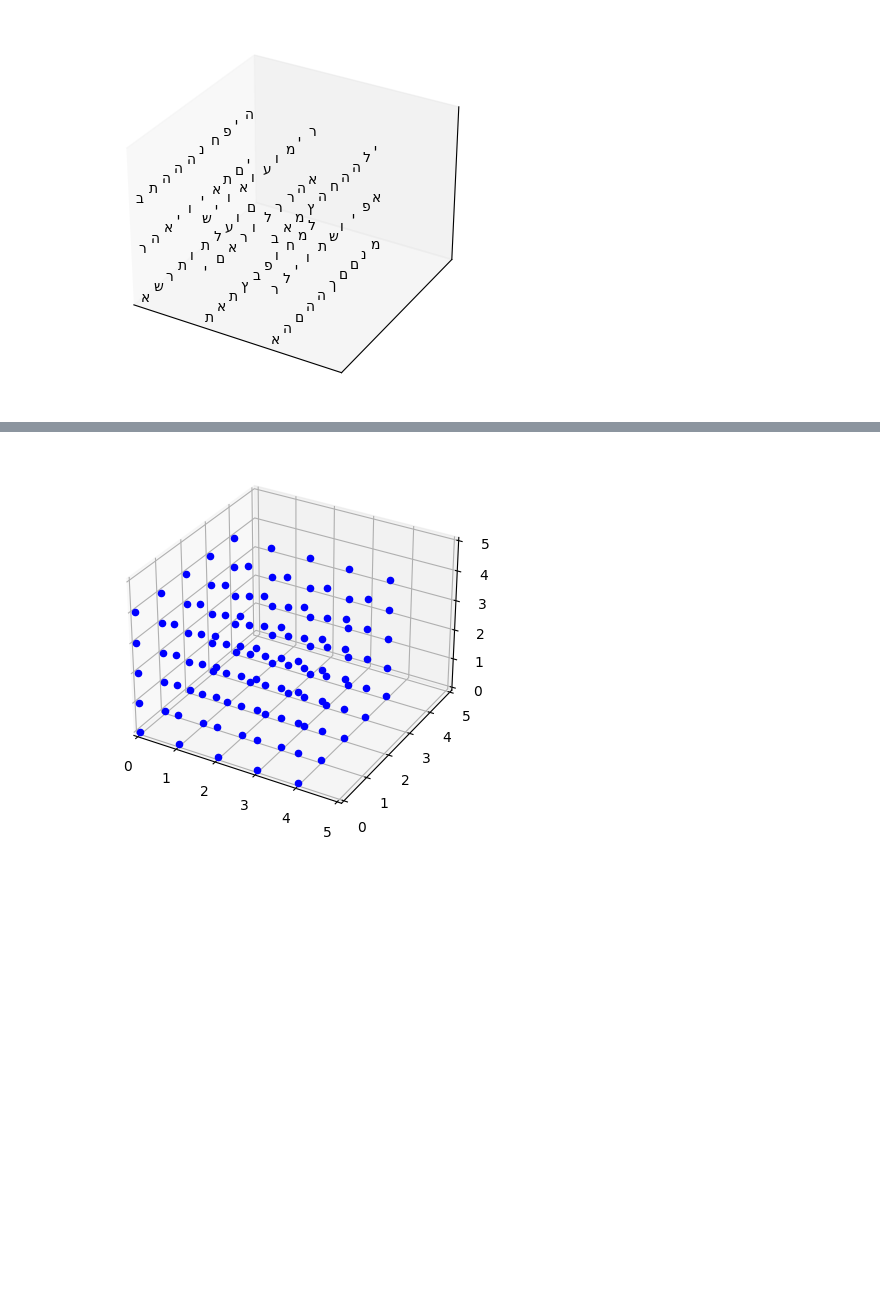
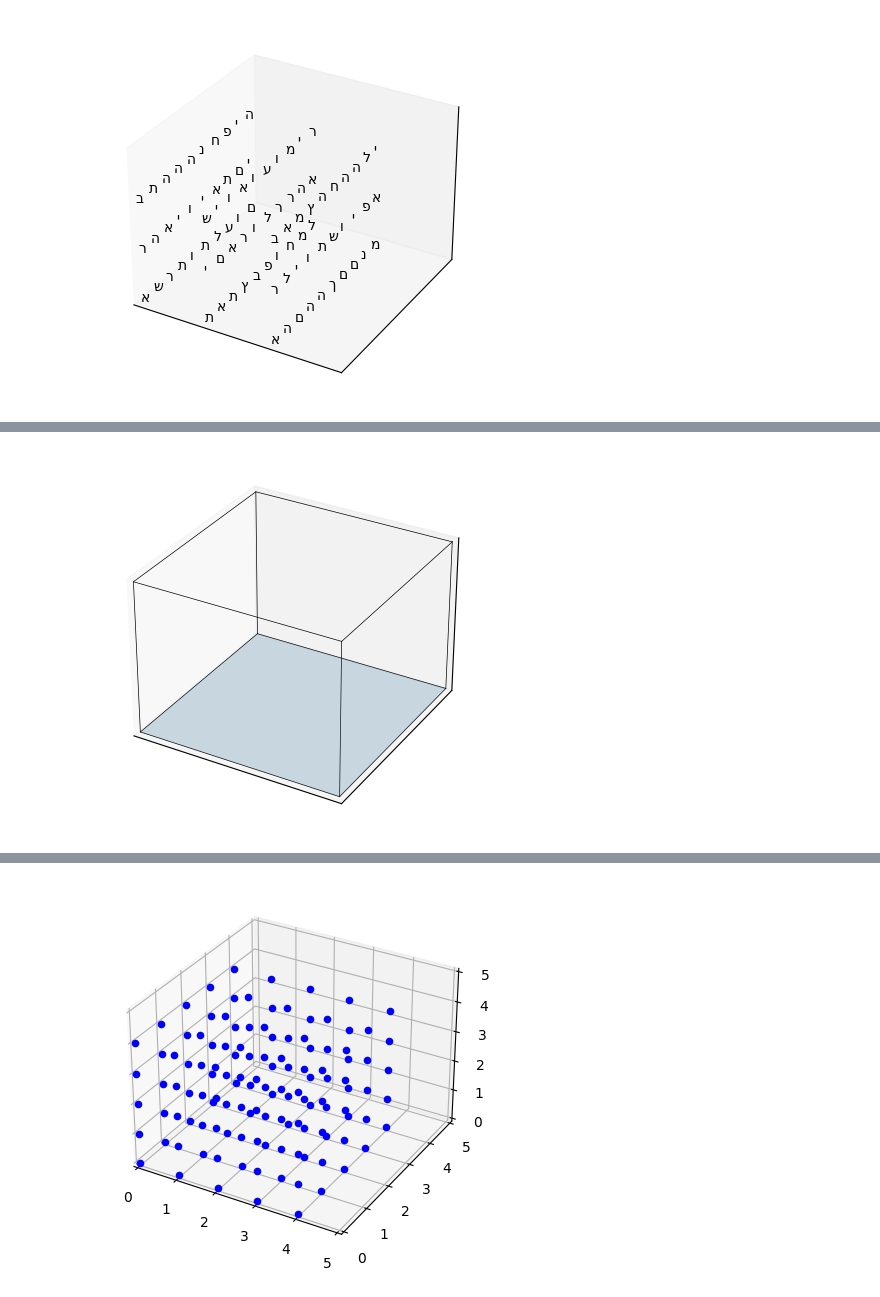
Before and after one commit to roni762583/bible-data-science.github.io, a Jupyter notebook: 3d.ipynb, the cells around one changed output, grey strips where cells are left out. Drawn from its saved outputs; the diff is of its cells as text; code cells hidden in the pictures; blank space fills up the shorter version.

```diff
--- a/3d.ipynb
+++ b/3d.ipynb
@@ -370,0 +464,49 @@ plot_3d_volume(text_3d[:10, :10, :10])  # Limiting to the first 10x10x10 charact
+# %%
+import numpy as np
+import matplotlib.pyplot as plt
+from mpl_toolkits.mplot3d import Axes3D
+
+def plot_3d_grid(X, Y, Z):
+    # Create grid coordinates
+    x = np.arange(X + 1)
+    y = np.arange(Y + 1)
+    z = np.arange(Z + 1)
+
+    # Plot wireframe for cube edges
+    ax.plot([0, 0], [0, 0], [0, Z], color='black', linewidth=0.5)
+    ax.plot([0, 0], [Y, Y], [0, Z], color='black', linewidth=0.5)
+    ax.plot([X, X], [0, 0], [0, Z], color='black', linewidth=0.5)
+    ax.plot([X, X], [Y, Y], [0, Z], color='black', linewidth=0.5)
+    ax.plot([0, 0], [0, Y], [0, 0], color='black', linewidth=0.5)
+    ax.plot([0, 0], [0, Y], [Z, Z], color='black', linewidth=0.5)
+    ax.plot([X, X], [0, Y], [0, 0], color='black', linewidth=0.5)
+    ax.plot([X, X], [0, Y], [Z, Z], color='black', linewidth=0.5)
+    ax.plot([0, X], [0, 0], [0, 0], color='black', linewidth=0.5)
+    ax.plot([0, X], [0, 0], [Z, Z], color='black', linewidth=0.5)
+    ax.plot([0, X], [Y, Y], [0, 0], color='black', linewidth=0.5)
+    ax.plot([0, X], [Y, Y], [Z, Z], color='black', linewidth=0.5)
+
+    # Plot faces with translucent color
+    ax.plot_surface(np.array([[0, X], [0, X]]), np.array([[0, 0], [Y, Y]]), np.array([[0, 0], [0, 0]]), alpha=0.2)
+    ax.plot_surface(np.array([[0, X], [0, X]]), np.array([[0, 0], [0, 0]]), np.array([[0, Z], [0, Z]]), alpha=0.2)
+    ax.plot_surface(np.array([[0, 0], [0, 0]]), np.array([[0, Y], [0, Y]]), np.array([[0, Z], [0, Z]]), alpha=0.2)
+
+    # Set plot limits
+    ax.set_xlim(0, X)
+    ax.set_ylim(0, Y)
+    ax.set_zlim(0, Z)
+
+    # Remove axis labels
+    ax.set_xticks([])
+    ax.set_yticks([])
+    ax.set_zticks([])
+
+    # Show plot
+    plt.show()
+
+# Example usage: Create a 3D grid with dimensions 5x5x5
+fig = plt.figure()
+ax = fig.add_subplot(111, projection='3d')
+plot_3d_grid(X=5, Y=5, Z=5)
+# %% [output]
+[figure, added]
```
Also changed, not shown: parts of 4 cells of this notebook, 1 other file.
